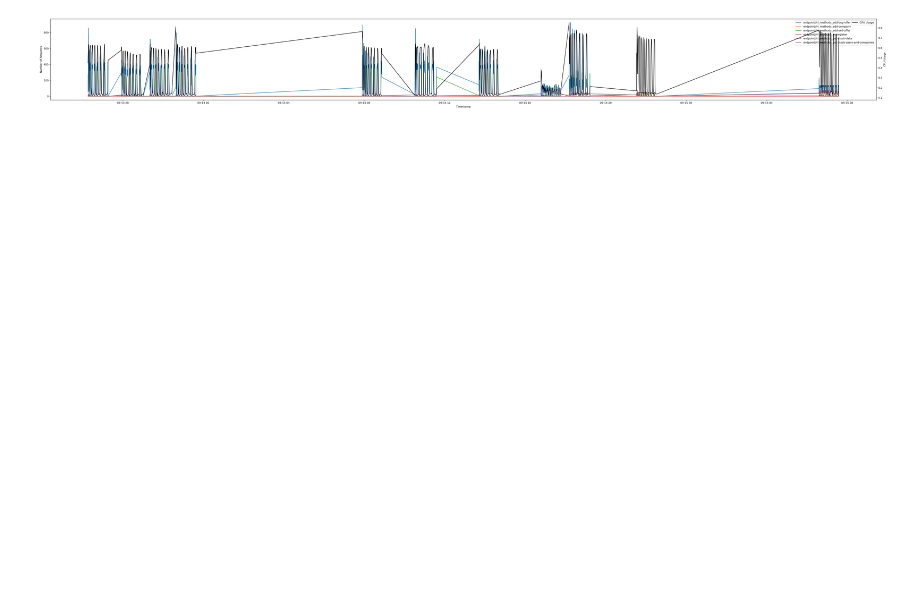
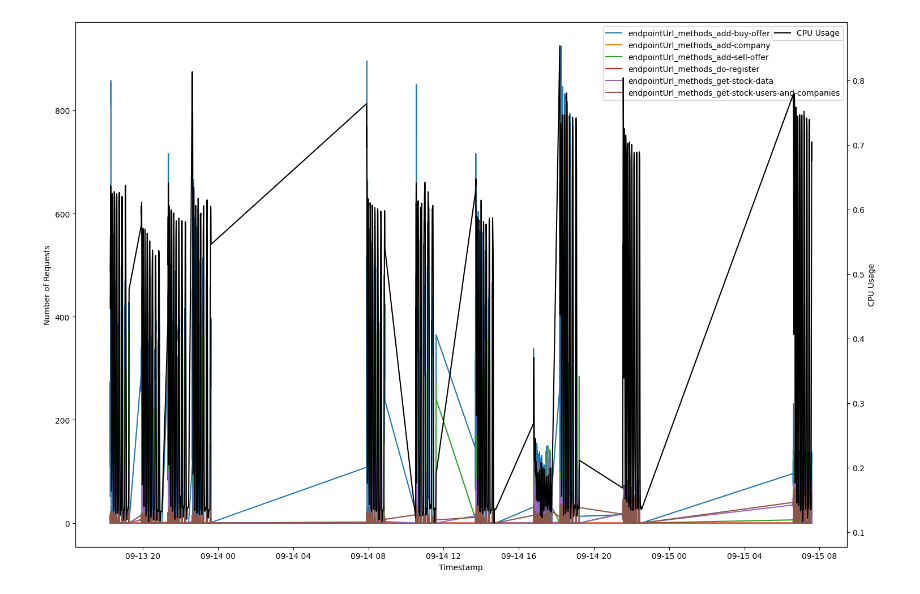
Before and after one commit to tciochsolv/logs_analysis, a Jupyter notebook: 9_Regresja/regresja-new-merge_agregate_many_cpu.ipynb, the cells around one changed output. Drawn from its saved outputs; the diff is of its cells as text; code cells hidden in the pictures; blank space fills up the shorter version.

Commit message:
Changes in charts

```diff
--- a/9_Regresja/regresja-new-merge_agregate_many_cpu.ipynb
+++ b/9_Regresja/regresja-new-merge_agregate_many_cpu.ipynb
@@ -10,26 +10,26 @@ from sklearn.model_selection import train_test_split
 import numpy as np
 # %%
 paths = [
-    "../dane/8CPU_20RAM/3600s/2repl/",
-    "../dane/8CPU_20RAM/3600s/4repl/",
-    "../dane/8CPU_20RAM/3600s/5repl/",
-    "../dane/8CPU_20RAM/3600s/6repl/",
-    "../dane/8CPU_20RAM/3600s/A1_100-A2_100-A3_100/",
-    "../dane/8CPU_20RAM/3600s/A1_200-A3_100/",
-    "../dane/8CPU_20RAM/3600s/A2_200/",
+    "../../dane/8CPU_20RAM/3600s/2repl/",
+    "../../dane/8CPU_20RAM/3600s/4repl/",
+    "../../dane/8CPU_20RAM/3600s/5repl/",
+    "../../dane/8CPU_20RAM/3600s/6repl/",
+    "../../dane/8CPU_20RAM/3600s/A1_100-A2_100-A3_100/",
+    "../../dane/8CPU_20RAM/3600s/A1_200-A3_100/",
+    "../../dane/8CPU_20RAM/3600s/A2_200/",
 #     "../dane/8CPU_20RAM/3600s/A2_200-A3_100/",
     # "../dane/8CPU_20RAM/3600s/A3_200/",
     # "../dane/8CPU_20RAM/3600s/req_250ms/",
-    "../dane/8CPU_20RAM/3600s/req_500ms/",
+    "../../dane/8CPU_20RAM/3600s/req_500ms/",
     # "../dane/8CPU_20RAM/3600s/req_1000ms/",
-    "../dane/8CPU_20RAM/3600s/req_2000ms/",
+    "../../dane/8CPU_20RAM/3600s/req_2000ms/",
     # "../dane/8CPU_20RAM/3600s/trans_60s/",
     # "../dane/8CPU_20RAM/3600s/trans_120s/",
-    "../dane/8CPU_20RAM/3600s/trans_180s/",
+    "../../dane/8CPU_20RAM/3600s/trans_180s/",
     # "../dane/8CPU_20RAM/3600s/trans_240s/",
-    "../dane/8CPU_20RAM/3600s/trans_300s/"]
+    "../../dane/8CPU_20RAM/3600s/trans_300s/"]
 
-testPath =  "../dane/8CPU_20RAM/3600s/A2_200-A3_100/"
+testPath =  "../../dane/8CPU_20RAM/3600s/A2_200-A3_100/"
 # %%
 def process_data(path):
     methods_df = pd.read_csv(path + "methods.csv").dropna()
@@ -97,29 +97,29 @@ final_df['number_of_replicas'] = final_df['number_of_replicas'].astype('int')
 final_df = final_df.sort_index()
 # %%
 # Tworzenie nowej figury i osi
-fig, ax1 = plt.subplots(figsize=(45, 5))
+fig, ax1 = plt.subplots(figsize=(15, 10))
 
 # Pobieranie kolumn zaczynających się od "endpointUrl_methods"
 requests = final_df.filter(regex='^endpointUrl_methods')
 
 # Rysowanie linii dla każdej kolumny
 for column in requests.columns:
     ax1.plot(final_df.index, requests[column], label=column)
 
 ax1.set_xlabel('Timestamp')
 ax1.set_ylabel('Number of Requests')
 ax1.legend()  # dodanie legendy
 
 # Tworzenie drugiej osi dla zużycia procesora
 ax2 = ax1.twinx()
 ax2.plot(final_df.index, final_df['smoothed_cpuUsage_stock'], color='black', label='CPU Usage')
 ax2.set_ylabel('CPU Usage')
 ax2.legend(loc='upper right')
 
 fig.tight_layout()
 plt.show()
 # %% [output]
-[figure, old version]
+[figure, new version]
 # %%
 testData_df = process_data(testPath)
 # %%
```
Also changed, not shown: parts of 4 cells of this notebook, 3 other files.
